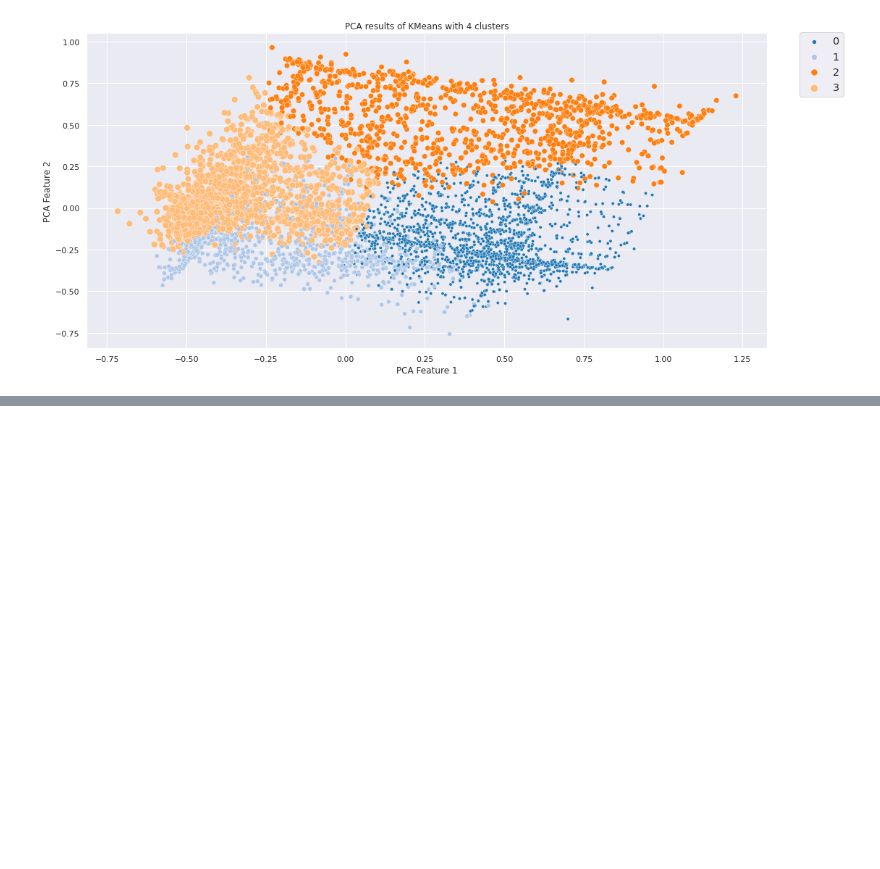
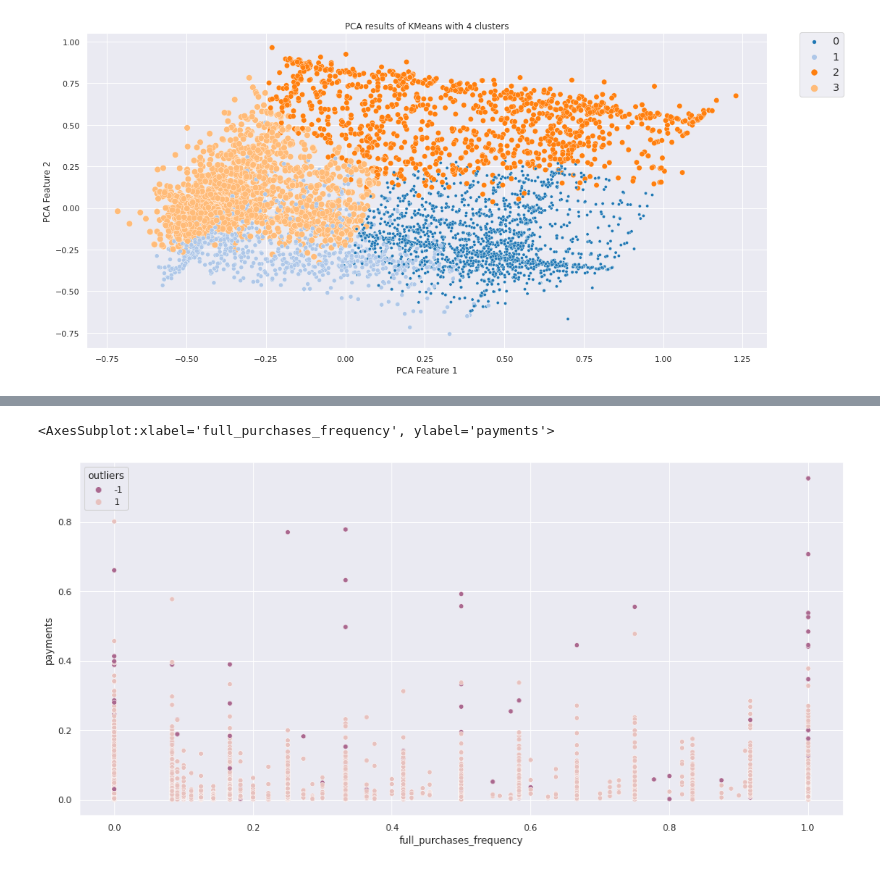
Before and after one commit to ansamz/Customer-Segmentation, a Jupyter notebook: notebooks/AZ_CreditCard.ipynb, the cells around one changed output, grey strips where cells are left out. Drawn from its saved outputs; the diff is of its cells as text; code cells hidden in the pictures; blank space fills up the shorter version.

```diff
--- a/notebooks/AZ_CreditCard.ipynb
+++ b/notebooks/AZ_CreditCard.ipynb
@@ -393,0 +504,14 @@ array(['balance_frequency_update', 'full_purchases_frequency',
+# %%
+df_train, df_test = train_test_split(visual_df, test_size=0.3, random_state=42)
+
+x_train = df_train.drop(['labels'], axis=1)
+y_train = df_train.labels
+
+x_test = df_test.drop(['labels'], axis=1)
+y_test = df_test.labels
+
+clf=RandomForestClassifier(random_state=42)
+clf.fit(x_train,y_train)
+y_pred=clf.predict(x_test)
+
+model_evaluation('Full Train Data', y_pred)
@@ -393,0 +533,11 @@ array(['balance_frequency_update', 'full_purchases_frequency',
+# %%
+from sklearn.neighbors import LocalOutlierFactor
+
+LOF = LocalOutlierFactor(contamination=0.05) # assuming 1% data might be outliers
+
+inlier_lof = LOF.fit_predict(df_train)
+datapoints = len(inlier_lof)
+innerliers = (inlier_lof == 1).sum()
+outliers = (inlier_lof == -1).sum()
+
+print('Number of outliers: ', outliers)
@@ -393,0 +546,4 @@ array(['balance_frequency_update', 'full_purchases_frequency',
+# %%
+df_train['outliers'] = inlier_lof
+print(df_train.shape)
+df_train.head()
@@ -393,0 +598,7 @@ array(['balance_frequency_update', 'full_purchases_frequency',
+# %%
+plt.figure(figsize=(15,8))
+cmap = sns.cubehelix_palette(dark=.8, light=.5, as_cmap=True)
+sns.scatterplot(x="full_purchases_frequency", y="payments", data=df_train,  hue="outliers", palette=cmap)
+# %% [output]
+<AxesSubplot:xlabel='full_purchases_frequency', ylabel='payments'>
+[figure, added]
```
Also changed, not shown: parts of 19 cells of this notebook, 1 other file.
